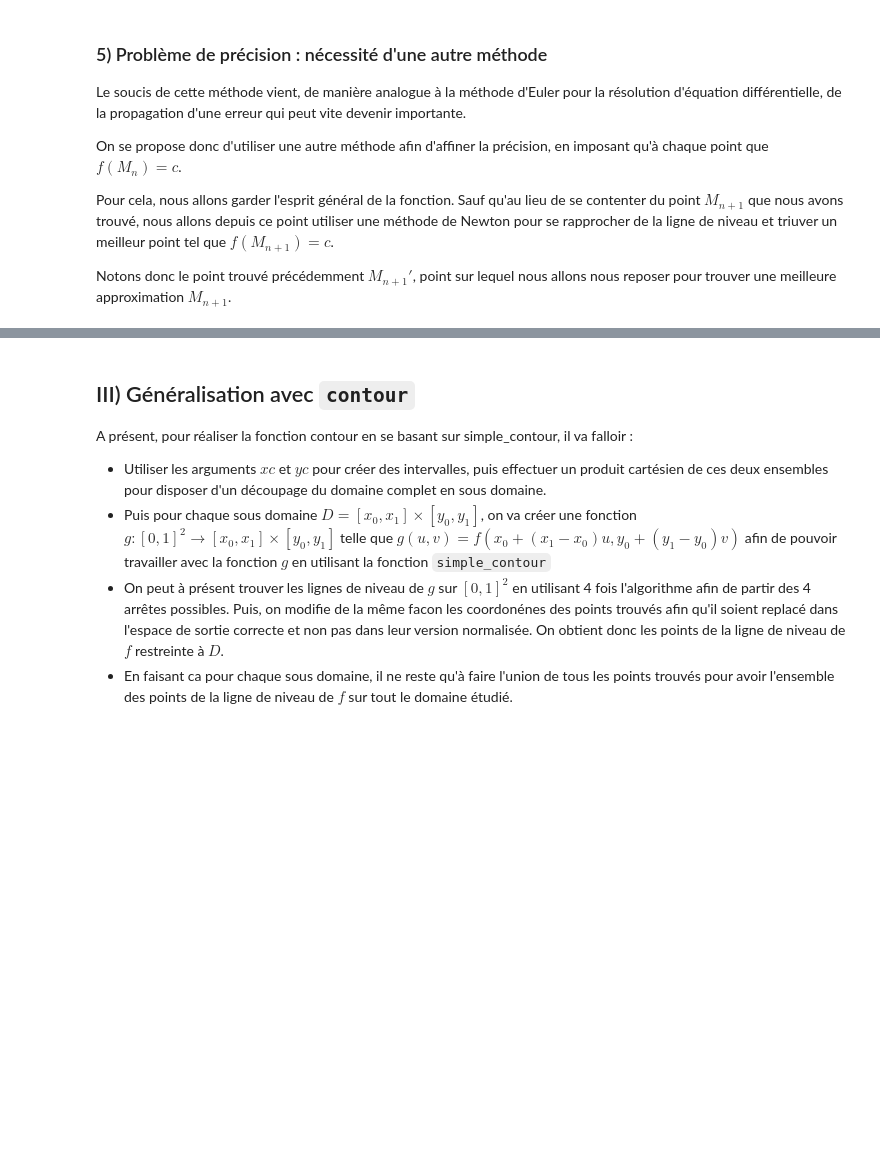
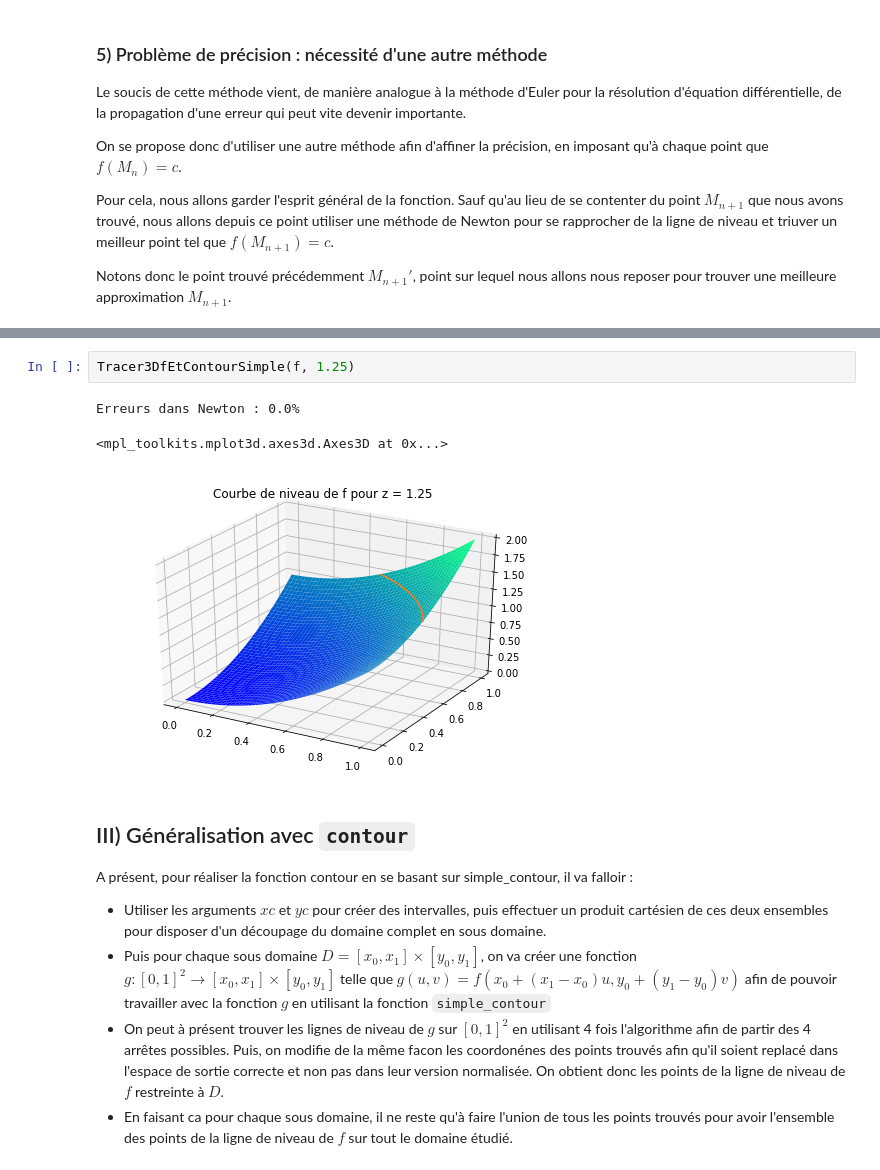
Before and after one commit to RSLLES/Projet_CD2, a Jupyter notebook: projet.ipynb, the cells around one changed output, grey strips where cells are left out. Cells and saved outputs as stored; diff of their text form; blank space fills up the shorter version.

Commit message:
Implémentation nouvelle fonction contour_simple

```diff
--- a/projet.ipynb
+++ b/projet.ipynb
@@ -320,3 +423,9 @@ De la même facon, on peut trouver tous les autres points. On perd alors la cond
+# %%
+Tracer3DfEtContourSimple(f, 1.25)
+# %% [output]
+Erreurs dans Newton : 0.0%
+<mpl_toolkits.mplot3d.axes3d.Axes3D at 0x...>
+[figure, added]
 # %% [markdown]
 ## III) Généralisation avec `contour`
 
```
Also changed, not shown: parts of 11 cells of this notebook.
